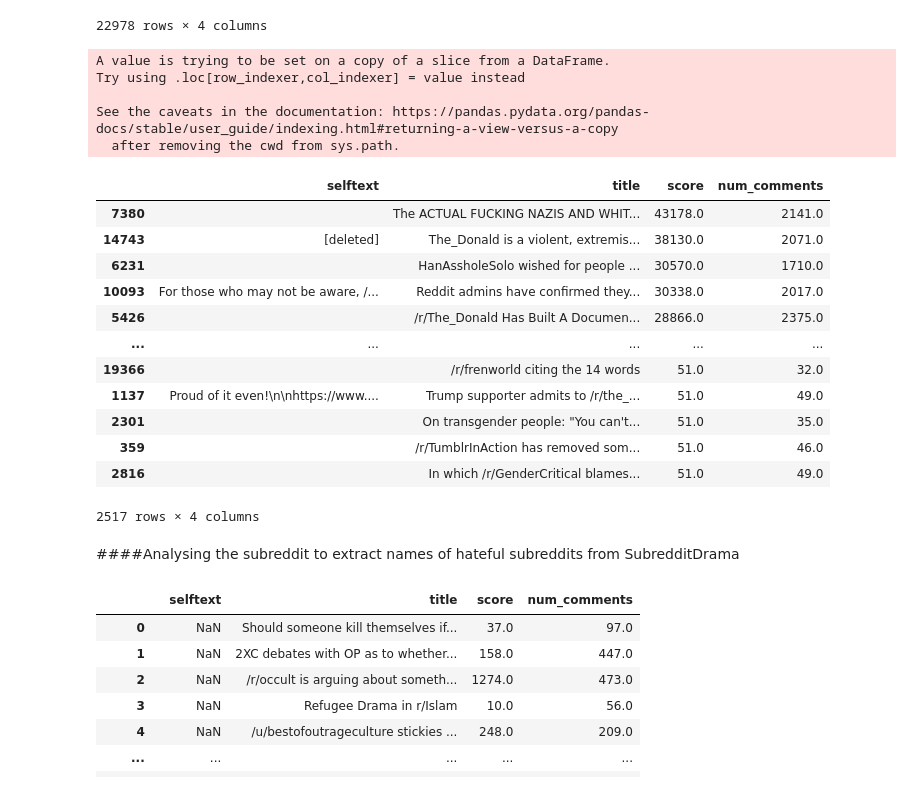
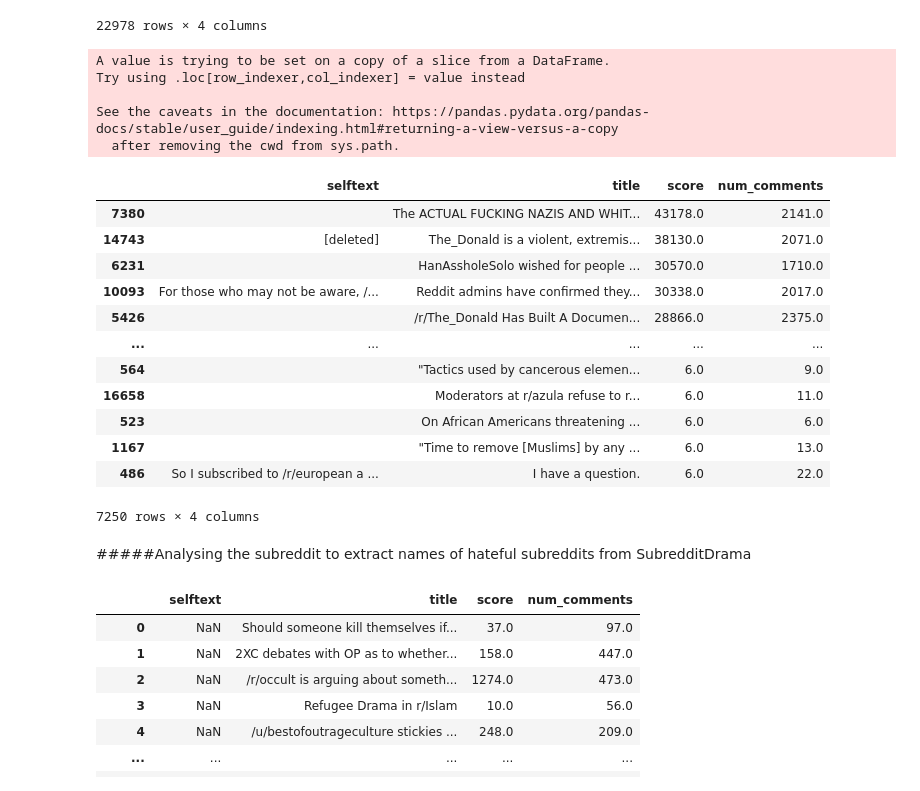
Before and after one commit to ahmedqazi123/RedditAnalysis, a Jupyter notebook: To_Act_or_React.ipynb, the cells around one changed output. Drawn from its saved outputs; the diff is of its cells as text; code cells hidden in the pictures.

```diff
--- a/To_Act_or_React.ipynb
+++ b/To_Act_or_React.ipynb
@@ -325,30 +390,30 @@ AHS
 # %%
 #Posts below a score of 100 will be dropped
 AHS = AHS.sort_values(by = "score", ascending = False)
-AHSNew = AHS[(AHS['score'] > 50) & (AHS['num_comments'] > 25)]
+AHSNew = AHS[(AHS['score'] > 5) & (AHS['num_comments'] > 5)]
 AHSNew['selftext'] = AHSNew['selftext'].fillna(" ")
 AHSNew
 # %% [output]
 A value is trying to be set on a copy of a slice from a DataFrame.
 Try using .loc[row_indexer,col_indexer] = value instead
 
 See the caveats in the documentation: https://pandas.pydata.org/pandas-docs/stable/user_guide/indexing.html#returning-a-view-versus-a-copy
   after removing the cwd from sys.path.
 |  | selftext | title | score | num_comments |
 | 7380 |  | The ACTUAL FUCKING NAZIS AND WHIT... | 43178.0 | 2141.0 |
 | 14743 | [deleted] | The_Donald is a violent, extremis... | 38130.0 | 2071.0 |
 | 6231 |  | HanAssholeSolo wished for people ... | 30570.0 | 1710.0 |
 | 10093 | For those who may not be aware, /... | Reddit admins have confirmed they... | 30338.0 | 2017.0 |
 | 5426 |  | /r/The_Donald Has Built A Documen... | 28866.0 | 2375.0 |
 | ... | ... | ... | ... | ... |
-| 19366 |  | /r/frenworld citing the 14 words | 51.0 | 32.0 |
-| 1137 | Proud of it even!\n\nhttps://www.... | Trump supporter admits to /r/the_... | 51.0 | 49.0 |
-| 2301 |  | On transgender people: "You can't... | 51.0 | 35.0 |
-| 359 |  | /r/TumblrInAction has removed som... | 51.0 | 46.0 |
-| 2816 |  | In which /r/GenderCritical blames... | 51.0 | 49.0 |
+| 564 |  | "Tactics used by cancerous elemen... | 6.0 | 9.0 |
+| 16658 |  | Moderators at r/azula refuse to r... | 6.0 | 11.0 |
+| 523 |  | On African Americans threatening ... | 6.0 | 6.0 |
+| 1167 |  | "Time to remove [Muslims] by any ... | 6.0 | 13.0 |
+| 486 | So I subscribed to /r/european a ... | I have a question. | 6.0 | 22.0 |
-2517 rows × 4 columns
+7250 rows × 4 columns
 # %% [markdown]
-####Analysing the subreddit to extract names of hateful subreddits from SubredditDrama
+#####Analysing the subreddit to extract names of hateful subreddits from SubredditDrama
 # %%
 SD = pd.read_csv("/content/gdrive/MyDrive/SubredditDramaText.csv")
 SD
```
Also changed, not shown: parts of 28 cells of this notebook.
